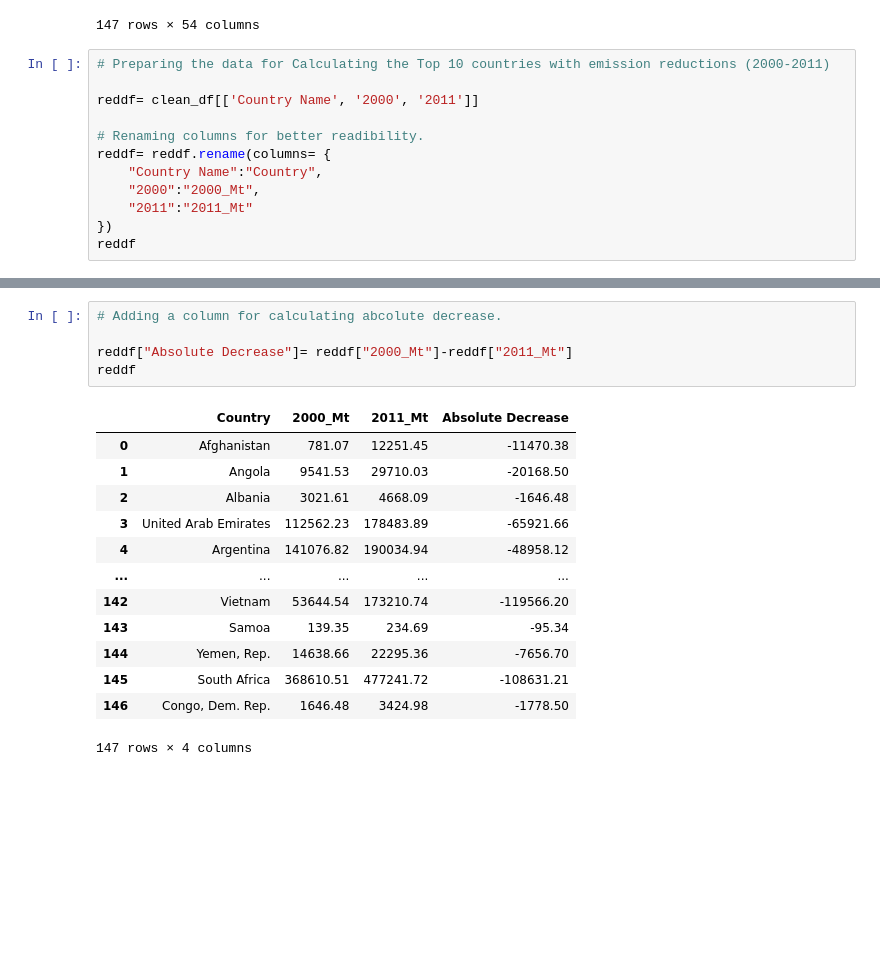
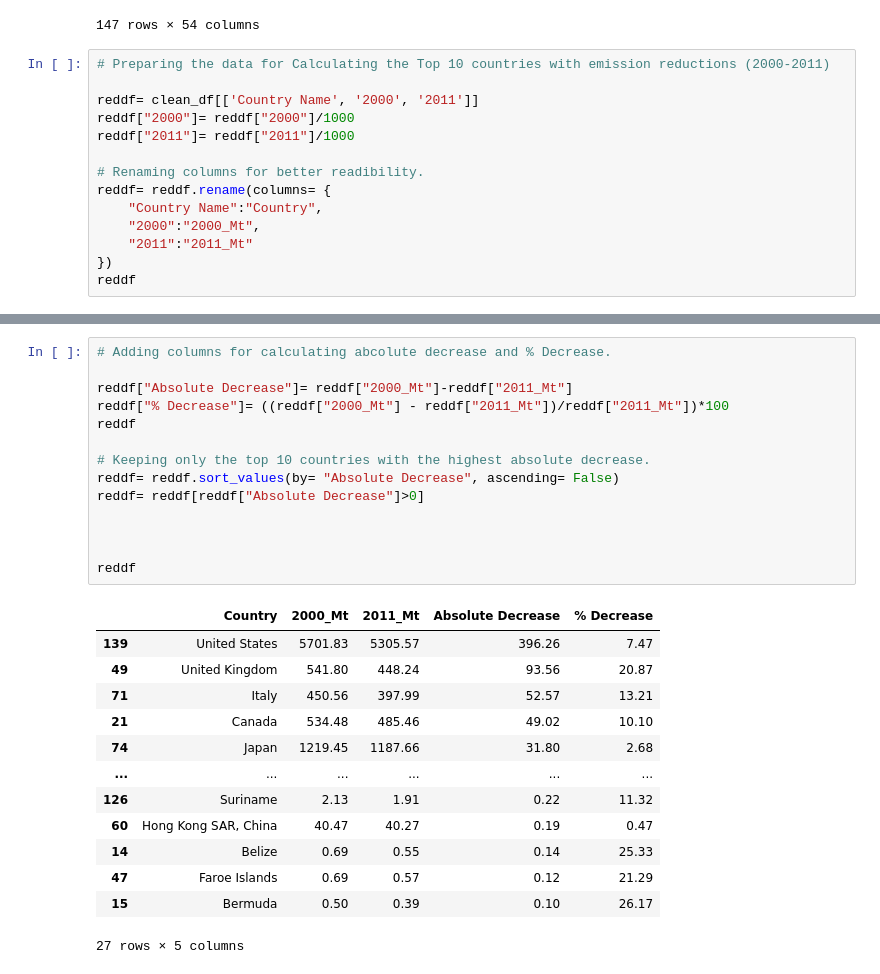
Before and after one commit to sanaullah525/Global-CO2-Emissions-Data-Analysis-Project, a Jupyter notebook: datapr.ipynb, the cells around one changed output, grey strips where cells are left out. Drawn from its saved outputs; the diff is of its cells as text; blank space fills up the shorter version.

Commit message:
Adding the % Decrease column.

```diff
--- a/datapr.ipynb
+++ b/datapr.ipynb
@@ -298,6 +298,8 @@ clean_df
 # Preparing the data for Calculating the Top 10 countries with emission reductions (2000-2011)
 
 reddf= clean_df[['Country Name', '2000', '2011']]
+reddf["2000"]= reddf["2000"]/1000
+reddf["2011"]= reddf["2011"]/1000
 
 # Renaming columns for better readibility.
 reddf= reddf.rename(columns= {
@@ -322,20 +324,29 @@ reddf
 147 rows × 3 columns
 # %%
-# Adding a column for calculating abcolute decrease.
+# Adding columns for calculating abcolute decrease and % Decrease.
 
 reddf["Absolute Decrease"]= reddf["2000_Mt"]-reddf["2011_Mt"]
+reddf["% Decrease"]= ((reddf["2000_Mt"] - reddf["2011_Mt"])/reddf["2011_Mt"])*100
 reddf
+
+# Keeping only the top 10 countries with the highest absolute decrease.
+reddf= reddf.sort_values(by= "Absolute Decrease", ascending= False)
+reddf= reddf[reddf["Absolute Decrease"]>0]
+
+
+
+reddf
 # %% [output]
-|  | Country | 2000_Mt | 2011_Mt | Absolute Decrease |
-| 0 | Afghanistan | 781.07 | 12251.45 | -11470.38 |
-| 1 | Angola | 9541.53 | 29710.03 | -20168.50 |
-| 2 | Albania | 3021.61 | 4668.09 | -1646.48 |
-| 3 | United Arab Emirates | 112562.23 | 178483.89 | -65921.66 |
-| 4 | Argentina | 141076.82 | 190034.94 | -48958.12 |
-| ... | ... | ... | ... | ... |
-| 142 | Vietnam | 53644.54 | 173210.74 | -119566.20 |
-| 143 | Samoa | 139.35 | 234.69 | -95.34 |
-| 144 | Yemen, Rep. | 14638.66 | 22295.36 | -7656.70 |
-| 145 | South Africa | 368610.51 | 477241.72 | -108631.21 |
-| 146 | Congo, Dem. Rep. | 1646.48 | 3424.98 | -1778.50 |
+|  | Country | 2000_Mt | 2011_Mt | Absolute Decrease | % Decrease |
+| 139 | United States | 5701.83 | 5305.57 | 396.26 | 7.47 |
+| 49 | United Kingdom | 541.80 | 448.24 | 93.56 | 20.87 |
+| 71 | Italy | 450.56 | 397.99 | 52.57 | 13.21 |
+| 21 | Canada | 534.48 | 485.46 | 49.02 | 10.10 |
+| 74 | Japan | 1219.45 | 1187.66 | 31.80 | 2.68 |
+| ... | ... | ... | ... | ... | ... |
+| 126 | Suriname | 2.13 | 1.91 | 0.22 | 11.32 |
+| 60 | Hong Kong SAR, China | 40.47 | 40.27 | 0.19 | 0.47 |
+| 14 | Belize | 0.69 | 0.55 | 0.14 | 25.33 |
+| 47 | Faroe Islands | 0.69 | 0.57 | 0.12 | 21.29 |
+| 15 | Bermuda | 0.50 | 0.39 | 0.10 | 26.17 |
-147 rows × 4 columns
+27 rows × 5 columns
```
Also changed, not shown: parts of 1 cell of this notebook.
